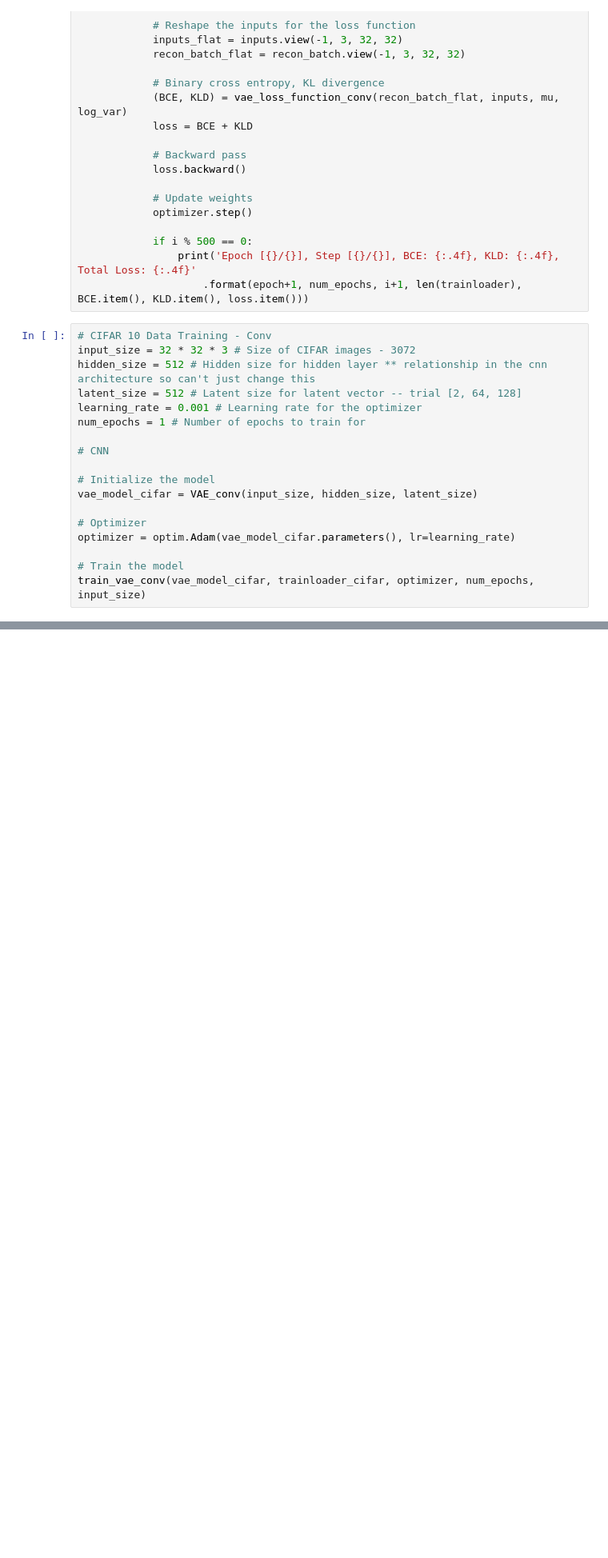
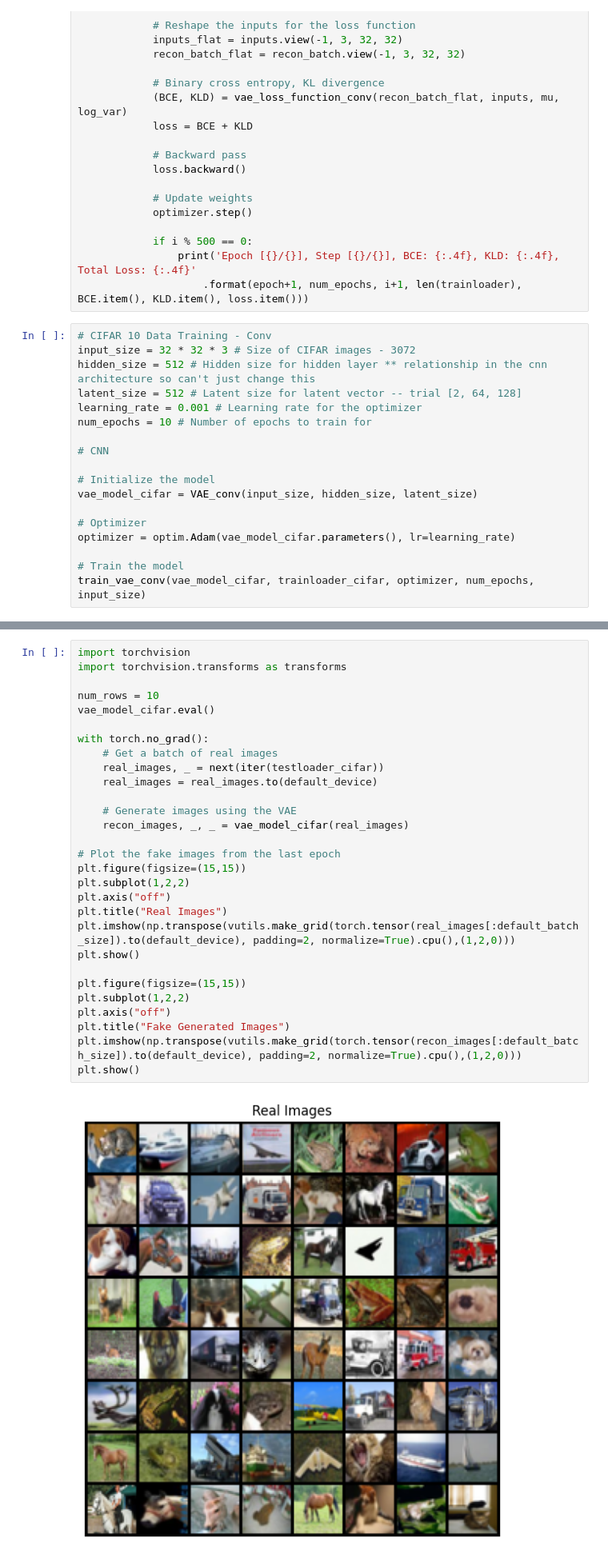
Before and after one commit to nathanbowness/CSI5340Assignments, a Jupyter notebook: Assignment4/vae_cifar_conv_a4.ipynb, the cells around one changed output, grey strips where cells are left out. Shown at 80% size. Drawn from its saved outputs; the diff is of its cells as text; blank space fills up the shorter version.

```diff
--- a/Assignment4/vae_cifar_conv_a4.ipynb
+++ b/Assignment4/vae_cifar_conv_a4.ipynb
@@ -137,7 +148,7 @@ input_size = 32 * 32 * 3 # Size of CIFAR images - 3072
 hidden_size = 512 # Hidden size for hidden layer ** relationship in the cnn architecture so can't just change this
 latent_size = 512 # Latent size for latent vector -- trial [2, 64, 128]
 learning_rate = 0.001 # Learning rate for the optimizer
-num_epochs = 1 # Number of epochs to train for
+num_epochs = 10 # Number of epochs to train for
 
 # CNN
 
@@ -154,0 +184,31 @@ Epoch [1/1], Step [501/782], BCE: 115003.1562, KLD: 2637.8384, Total Loss: 11764
+# %%
+import torchvision
+import torchvision.transforms as transforms
+
+num_rows = 10
+vae_model_cifar.eval()
+
+with torch.no_grad():
+    # Get a batch of real images
+    real_images, _ = next(iter(testloader_cifar))
+    real_images = real_images.to(default_device)
+
+    # Generate images using the VAE
+    recon_images, _, _ = vae_model_cifar(real_images)
+
+# Plot the fake images from the last epoch
+plt.figure(figsize=(15,15))
+plt.subplot(1,2,2)
+plt.axis("off")
+plt.title("Real Images")
+plt.imshow(np.transpose(vutils.make_grid(torch.tensor(real_images[:default_batch_size]).to(default_device), padding=2, normalize=True).cpu(),(1,2,0)))
+plt.show()
+
+plt.figure(figsize=(15,15))
+plt.subplot(1,2,2)
+plt.axis("off")
+plt.title("Fake Generated Images")
+plt.imshow(np.transpose(vutils.make_grid(torch.tensor(recon_images[:default_batch_size]).to(default_device), padding=2, normalize=True).cpu(),(1,2,0)))
+plt.show()
+# %% [output]
+[figure, added]
```
Also changed, not shown: parts of 4 cells of this notebook, 2 other files.
